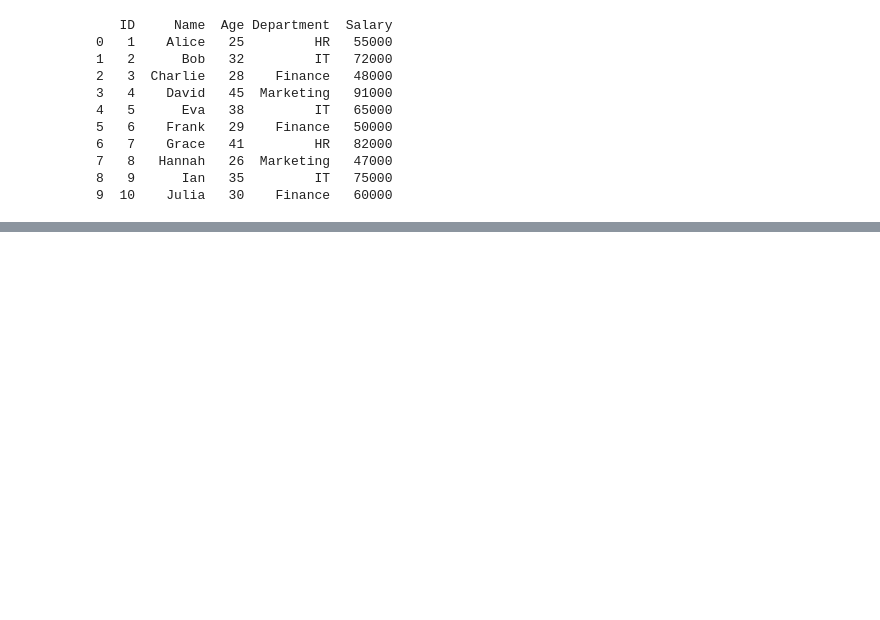
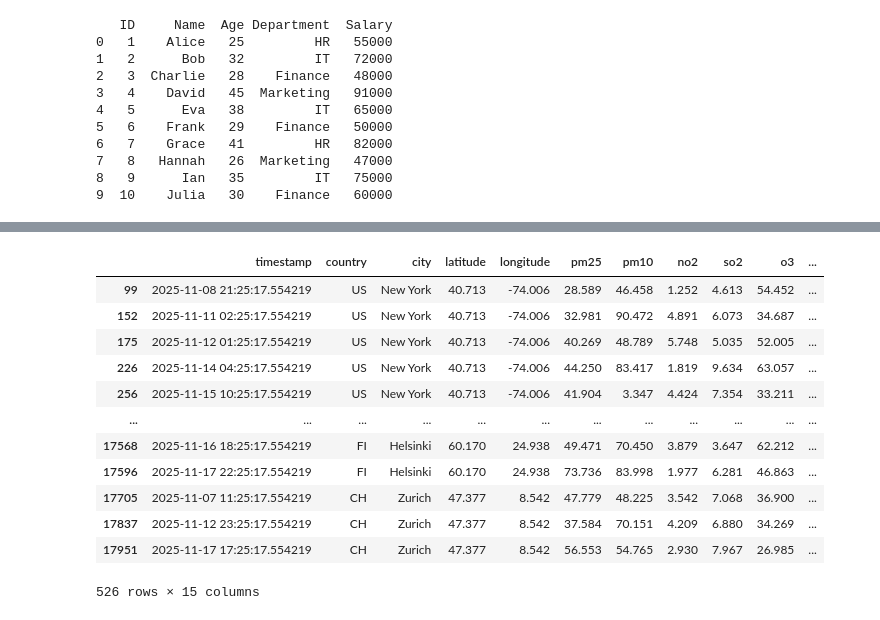
Before and after one commit to Manjul121/data-science-with-apna-college, a Jupyter notebook: pandas_tutorial.ipynb, the cells around one changed output, grey strips where cells are left out. Drawn from its saved outputs; the diff is of its cells as text; code cells hidden in the pictures; blank space fills up the shorter version.

```diff
--- a/pandas_tutorial.ipynb
+++ b/pandas_tutorial.ipynb
@@ -171,0 +419,17 @@ print(df)
+# %%
+#filtering data to find a specific things
+df[df["no2"]<6]
+# %% [output]
+|  | timestamp | country | city | latitude | longitude | pm25 | pm10 | no2 | so2 | o3 | ... |
+| 99 | 2025-11-08 21:25:17.554219 | US | New York | 40.713 | -74.006 | 28.589 | 46.458 | 1.252 | 4.613 | 54.452 | ... |
+| 152 | 2025-11-11 02:25:17.554219 | US | New York | 40.713 | -74.006 | 32.981 | 90.472 | 4.891 | 6.073 | 34.687 | ... |
+| 175 | 2025-11-12 01:25:17.554219 | US | New York | 40.713 | -74.006 | 40.269 | 48.789 | 5.748 | 5.035 | 52.005 | ... |
+| 226 | 2025-11-14 04:25:17.554219 | US | New York | 40.713 | -74.006 | 44.250 | 83.417 | 1.819 | 9.634 | 63.057 | ... |
+| 256 | 2025-11-15 10:25:17.554219 | US | New York | 40.713 | -74.006 | 41.904 | 3.347 | 4.424 | 7.354 | 33.211 | ... |
+| ... | ... | ... | ... | ... | ... | ... | ... | ... | ... | ... | ... |
+| 17568 | 2025-11-16 18:25:17.554219 | FI | Helsinki | 60.170 | 24.938 | 49.471 | 70.450 | 3.879 | 3.647 | 62.212 | ... |
+| 17596 | 2025-11-17 22:25:17.554219 | FI | Helsinki | 60.170 | 24.938 | 73.736 | 83.998 | 1.977 | 6.281 | 46.863 | ... |
+| 17705 | 2025-11-07 11:25:17.554219 | CH | Zurich | 47.377 | 8.542 | 47.779 | 48.225 | 3.542 | 7.068 | 36.900 | ... |
+| 17837 | 2025-11-12 23:25:17.554219 | CH | Zurich | 47.377 | 8.542 | 37.584 | 70.151 | 4.209 | 6.880 | 34.269 | ... |
+| 17951 | 2025-11-17 17:25:17.554219 | CH | Zurich | 47.377 | 8.542 | 56.553 | 54.765 | 2.930 | 7.967 | 26.985 | ... |
+526 rows × 15 columns
```
Also changed, not shown: parts of 29 cells of this notebook, 1 other file.
